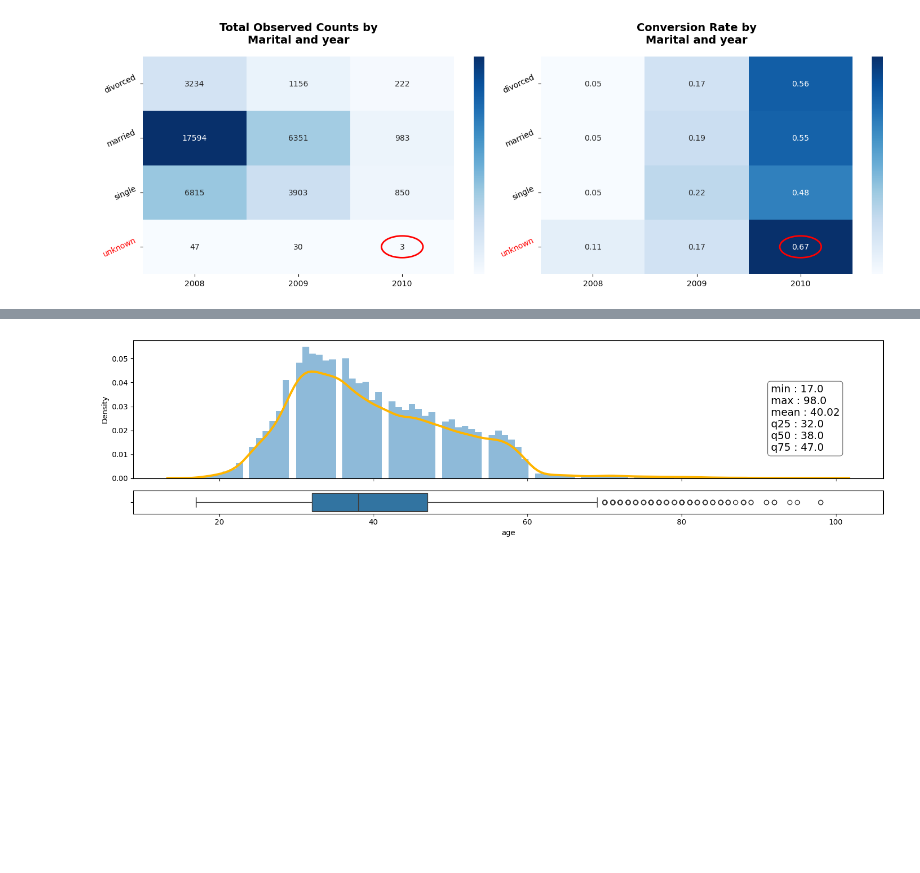
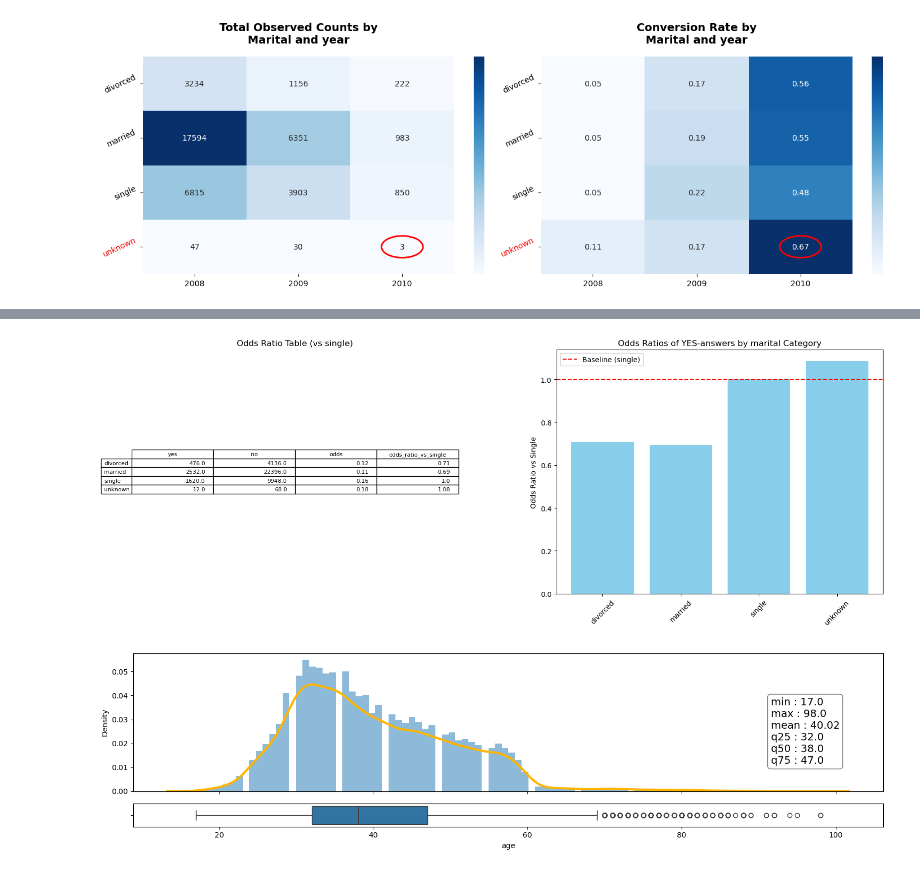
Before and after one commit to annugit1655/Bank-TeleMarketing, a Jupyter notebook: notebooks/bank-client-eda-term-deposit.ipynb, the cells around one changed output, grey strips where cells are left out. Saved outputs shown, nothing was run; the diff lists cells and outputs as text; code cells hidden in the pictures; blank space fills up the shorter version.

```diff
--- a/notebooks/bank-client-eda-term-deposit.ipynb
+++ b/notebooks/bank-client-eda-term-deposit.ipynb
@@ -456,3 +470,7 @@ plt.show()
+# %%
+plot_odd_ratio_table(tele_df, 'marital', 'y', 'single')
+# %% [output]
+[figure, added]
 # %%
 fig, ax = plt.subplots(2, 1, sharex=True, figsize=(15, 4), gridspec_kw={'height_ratios':[3, 0.5]})
 sns.histplot(client_df['age'], stat='density', kde=True, lw=0, ax=ax[0]);
```
Also changed, not shown: parts of 2 cells of this notebook.
